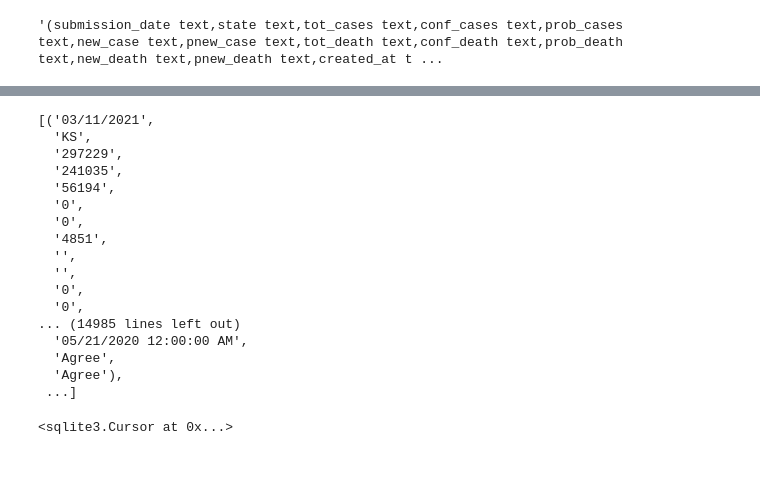
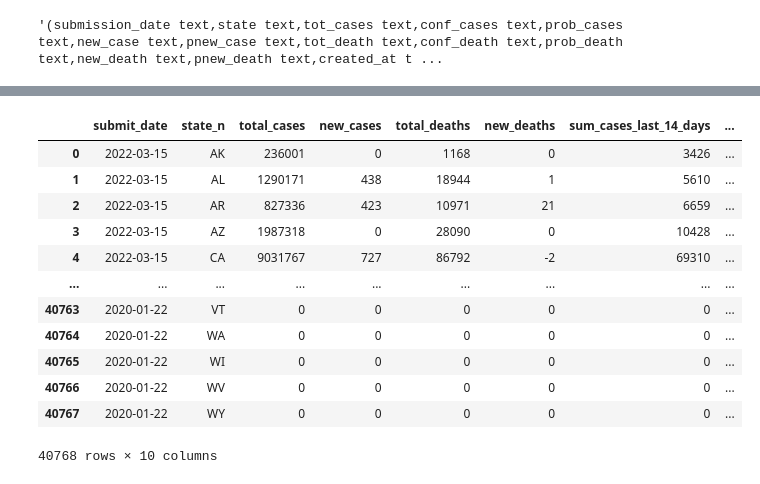
Before and after one commit to ElliotY-ML/Covid_Cases_By_Percent_Population, a Jupyter notebook: src/build_dataset.ipynb, the cells around one changed output, grey strips where cells are left out. Saved outputs shown, nothing was run; the diff lists cells and outputs as text; code cells hidden in the pictures.

```diff
--- a/src/build_dataset.ipynb
+++ b/src/build_dataset.ipynb
@@ -182,0 +448,36 @@ con.interrupt()
+# %%
+with open('covid19_ETL.sql') as ETL:
+    data_combine_query = ETL.read()
+#print(data_combine_query)
+
+ETL.close()
+# %%
+# Change BigQuery Database names to match SQLite Database names
+
+data_combine_query = data_combine_query.replace(
+                        '`coursera-analytics-class.covid_by_percent.cdc_covid_cases_Jan_19`',
+                        db_name)
+
+data_combine_query = data_combine_query.replace(
+                        '`coursera-analytics-class.covid_by_percent.',
+                        '')
+
+data_combine_query = data_combine_query.replace('`', '')
+
+
+# Change Date Casting methods to work in SQLite
+data_combine_query = data_combine_query.replace("CAST(REPLACE(submission_date, '/', '-') AS DATE FORMAT 'MM-DD-YYYY')",
+                                                'DATE(SUBSTR(submission_date,7,4)||"-"||SUBSTR(submission_date,1,2)||"-"||SUBSTR(submission_date,4,2))')
+
+data_combine_query = data_combine_query.replace(
+                                        "CAST(REPLACE(cdc.submission_date, '/', '-') AS DATE FORMAT 'MM-DD-YYYY')",
+                                        'DATE(SUBSTR(cdc.submission_date,7,4)||"-"||SUBSTR(cdc.submission_date,1,2)||"-"||SUBSTR(cdc.submission_date,4,2))')
+
+# Change Float Casting methods to work in SQLite
+data_combine_query = data_combine_query.replace("cs.new_cases/pop.Estimate__Total__Total_population",
+                                                """CAST(cs.new_cases AS REAL)/(CAST(pop.Estimate__Total__Total_population AS REAL))""")
+
+data_combine_query = data_combine_query.replace("rc.sum_cases_last_14_days/pop.Estimate__Total__Total_population",
+                                                """CAST(rc.sum_cases_last_14_days AS REAL)/(CAST(pop.Estimate__Total__Total_population AS REAL))""")
+
+data_combine_query = data_combine_query.replace('LEFT JOIN', 'INNER JOIN')
@@ -182,0 +524,20 @@ con.interrupt()
+# %%
+# Use Pandas to execute query and write to a data frame
+
+db_df = pd.read_sql_query(data_combine_query, con)
+# %%
+db_df
+# %% [output]
+|  | submit_date | state_n | total_cases | new_cases | total_deaths | new_deaths | sum_cases_last_14_days | ... |
+| 0 | 2022-03-15 | AK | 236001 | 0 | 1168 | 0 | 3426 | ... |
+| 1 | 2022-03-15 | AL | 1290171 | 438 | 18944 | 1 | 5610 | ... |
+| 2 | 2022-03-15 | AR | 827336 | 423 | 10971 | 21 | 6659 | ... |
+| 3 | 2022-03-15 | AZ | 1987318 | 0 | 28090 | 0 | 10428 | ... |
+| 4 | 2022-03-15 | CA | 9031767 | 727 | 86792 | -2 | 69310 | ... |
+| ... | ... | ... | ... | ... | ... | ... | ... | ... |
+| 40763 | 2020-01-22 | VT | 0 | 0 | 0 | 0 | 0 | ... |
+| 40764 | 2020-01-22 | WA | 0 | 0 | 0 | 0 | 0 | ... |
+| 40765 | 2020-01-22 | WI | 0 | 0 | 0 | 0 | 0 | ... |
+| 40766 | 2020-01-22 | WV | 0 | 0 | 0 | 0 | 0 | ... |
+| 40767 | 2020-01-22 | WY | 0 | 0 | 0 | 0 | 0 | ... |
+40768 rows × 10 columns
@@ -183,26 +548,2 @@ con.interrupt()
 # %%
 con.close()
-# %%
-con.execute('SELECT * FROM covid_data').fetchall()
-# %% [output]
-[('03/11/2021',
-  'KS',
-  '297229',
-  '241035',
-  '56194',
-  '0',
-  '0',
-  '4851',
-  '',
-  '',
-  '0',
-  '0',
-... (14985 lines left out)
-  '05/21/2020 12:00:00 AM',
-  'Agree',
-  'Agree'),
- ...]
-# %%
-con.execute('DROP TABLE IF EXISTS covid_data')
-# %% [output]
-<sqlite3.Cursor at 0x...>
```
Also changed, not shown: parts of 75 cells of this notebook, 5 other files.
